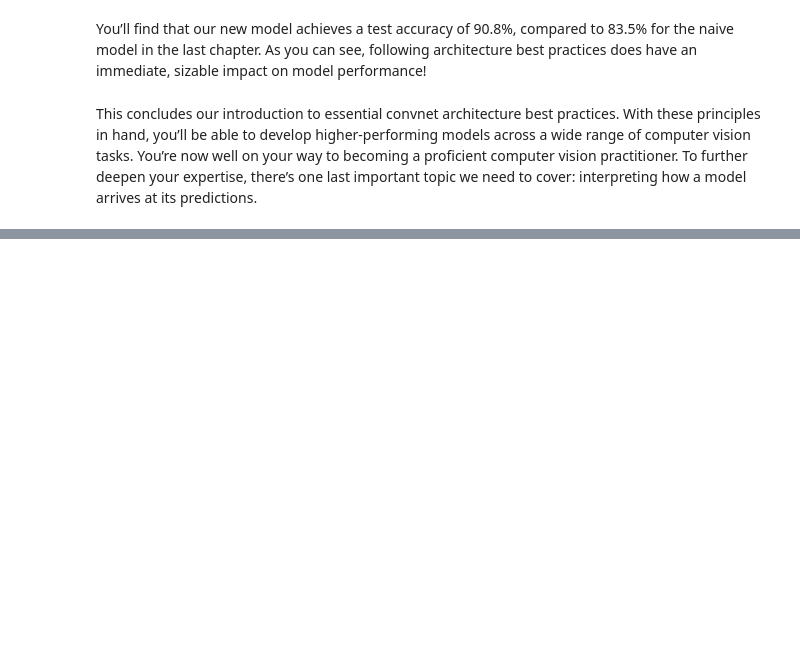
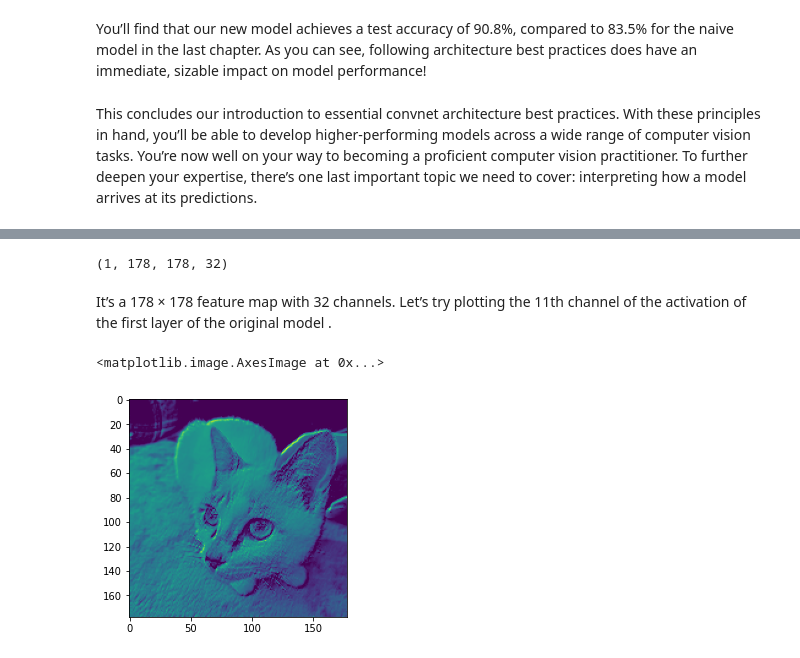
Before and after one commit to Fantasy98/Python-Machine-Learning, a Jupyter notebook: Deep_Learning_With_python/Chapter9_Advanced_Deep_Learning_for_Computer_Vision.ipynb, the cells around one changed output, grey strips where cells are left out. Cells and saved outputs as stored; diff of their text form; code cells hidden in the pictures; blank space fills up the shorter version.

```diff
--- a/Deep_Learning_With_python/Chapter9_Advanced_Deep_Learning_for_Computer_Vision.ipynb
+++ b/Deep_Learning_With_python/Chapter9_Advanced_Deep_Learning_for_Computer_Vision.ipynb
@@ -699,0 +782,10 @@ This concludes our introduction to essential convnet architecture best practices
+# %%
+layer_outputs = []
+layer_names = []
+
+for layer in model.layers:
+    if isinstance( layer,(layers.Conv2D, layers.MaxPooling2D) ):
+        layer_outputs.append(layer.output)
+        layer_names.append(layer.name)
+
+activation_model = keras.Model(inputs = model.input,outputs = layer_outputs)
@@ -699,0 +797,2 @@ This concludes our introduction to essential convnet architecture best practices
+# %%
+activations = activation_model.predict(img_tensor)
@@ -699,0 +801,13 @@ This concludes our introduction to essential convnet architecture best practices
+# %%
+first_layer_activation = activations[0]
+print(first_layer_activation.shape)
+# %% [output]
+(1, 178, 178, 32)
+# %% [markdown]
+It’s a 178 × 178 feature map with 32 channels. Let’s try plotting the 11th channel of the
+activation of the first layer of the original model .
+# %%
+plt.imshow(first_layer_activation[0,:,:,11],cmap='viridis')
+# %% [output]
+<matplotlib.image.AxesImage at 0x...>
+[figure, added]
```
Also changed, not shown: parts of 91 cells of this notebook, 3 other files.
